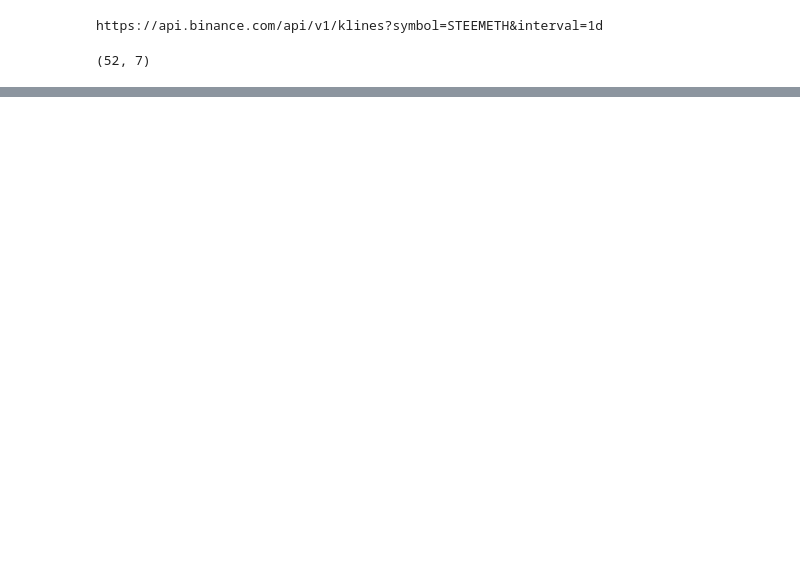
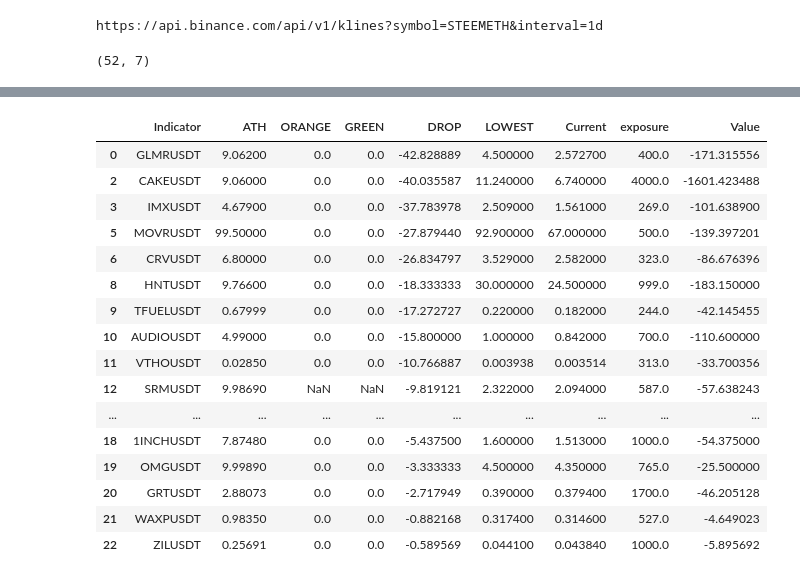
Before and after one commit to hjabbour/ML, a Jupyter notebook: FixEntries.ipynb, the cells around one changed output, grey strips where cells are left out. Saved outputs shown, nothing was run; the diff lists cells and outputs as text; code cells hidden in the pictures; blank space fills up the shorter version.

```diff
--- a/FixEntries.ipynb
+++ b/FixEntries.ipynb
@@ -240 +261,22 @@ display
+# %%
+display1['Value']=(display['DROP']/100)*display['exposure']
+display1
+# %% [output]
+|  | Indicator | ATH | ORANGE | GREEN | DROP | LOWEST | Current | exposure | Value |
+| 0 | GLMRUSDT | 9.06200 | 0.0 | 0.0 | -42.828889 | 4.500000 | 2.572700 | 400.0 | -171.315556 |
+| 2 | CAKEUSDT | 9.06000 | 0.0 | 0.0 | -40.035587 | 11.240000 | 6.740000 | 4000.0 | -1601.423488 |
+| 3 | IMXUSDT | 4.67900 | 0.0 | 0.0 | -37.783978 | 2.509000 | 1.561000 | 269.0 | -101.638900 |
+| 5 | MOVRUSDT | 99.50000 | 0.0 | 0.0 | -27.879440 | 92.900000 | 67.000000 | 500.0 | -139.397201 |
+| 6 | CRVUSDT | 6.80000 | 0.0 | 0.0 | -26.834797 | 3.529000 | 2.582000 | 323.0 | -86.676396 |
+| 8 | HNTUSDT | 9.76600 | 0.0 | 0.0 | -18.333333 | 30.000000 | 24.500000 | 999.0 | -183.150000 |
+| 9 | TFUELUSDT | 0.67999 | 0.0 | 0.0 | -17.272727 | 0.220000 | 0.182000 | 244.0 | -42.145455 |
+| 10 | AUDIOUSDT | 4.99000 | 0.0 | 0.0 | -15.800000 | 1.000000 | 0.842000 | 700.0 | -110.600000 |
+| 11 | VTHOUSDT | 0.02850 | 0.0 | 0.0 | -10.766887 | 0.003938 | 0.003514 | 313.0 | -33.700356 |
+| 12 | SRMUSDT | 9.98690 | NaN | NaN | -9.819121 | 2.322000 | 2.094000 | 587.0 | -57.638243 |
+| ... | ... | ... | ... | ... | ... | ... | ... | ... | ... |
+| 18 | 1INCHUSDT | 7.87480 | 0.0 | 0.0 | -5.437500 | 1.600000 | 1.513000 | 1000.0 | -54.375000 |
+| 19 | OMGUSDT | 9.99890 | 0.0 | 0.0 | -3.333333 | 4.500000 | 4.350000 | 765.0 | -25.500000 |
+| 20 | GRTUSDT | 2.88073 | 0.0 | 0.0 | -2.717949 | 0.390000 | 0.379400 | 1700.0 | -46.205128 |
+| 21 | WAXPUSDT | 0.98350 | 0.0 | 0.0 | -0.882168 | 0.317400 | 0.314600 | 527.0 | -4.649023 |
+| 22 | ZILUSDT | 0.25691 | 0.0 | 0.0 | -0.589569 | 0.044100 | 0.043840 | 1000.0 | -5.895692 |
 # %%
```
Also changed, not shown: parts of 7 cells of this notebook, 7 other files.
